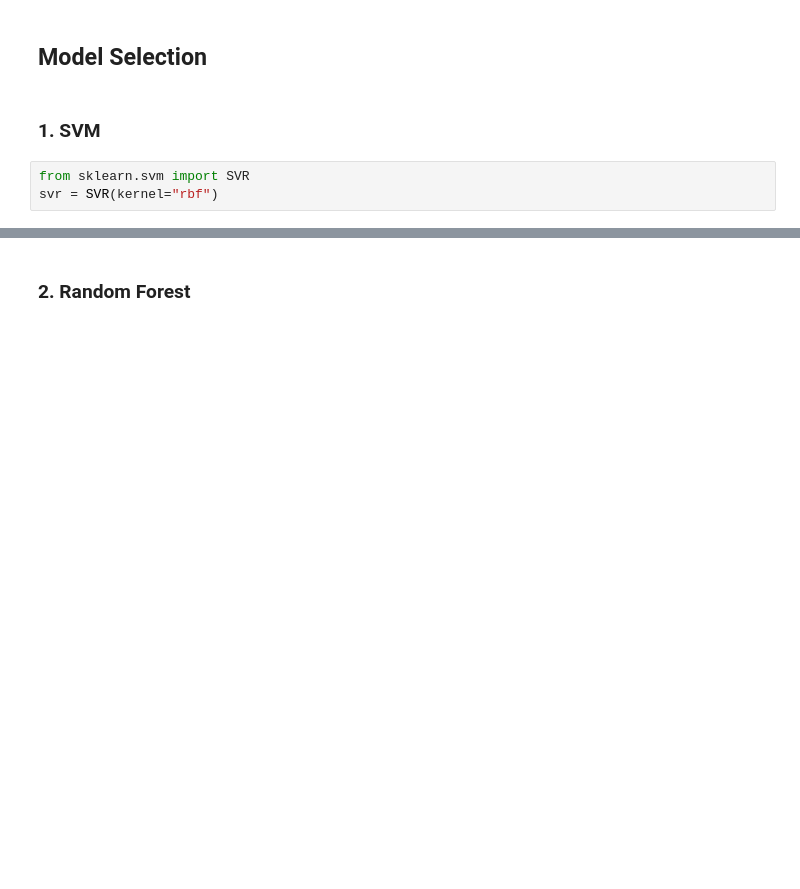
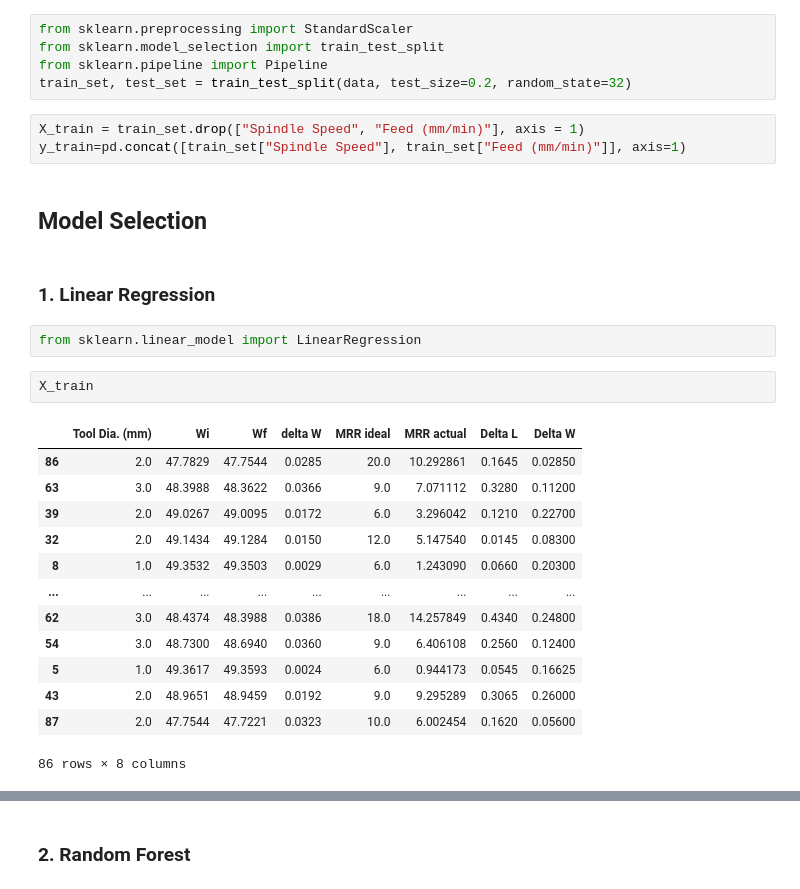
Before and after one commit to VardanMittal/Micromilling_process_optimisation, a Jupyter notebook: main.ipynb, the cells around one changed output, grey strips where cells are left out. Saved outputs shown, nothing was run; the diff lists cells and outputs as text; blank space fills up the shorter version.

```diff
--- a/main.ipynb
+++ b/main.ipynb
@@ -176,7 +155,30 @@ array([[<Axes: title={'center': 'Spindle Speed'}>,
+# %%
+from sklearn.preprocessing import StandardScaler
+from sklearn.model_selection import train_test_split
+from sklearn.pipeline import Pipeline
+train_set, test_set = train_test_split(data, test_size=0.2, random_state=32)
+# %%
+X_train = train_set.drop(["Spindle Speed", "Feed (mm/min)"], axis = 1)
+y_train=pd.concat([train_set["Spindle Speed"], train_set["Feed (mm/min)"]], axis=1)
 # %% [markdown]
 ## Model Selection
 # %% [markdown]
-### 1. SVM
+### 1. Linear Regression
-# %%
-from sklearn.svm import SVR
-svr = SVR(kernel="rbf")
+# %%
+from sklearn.linear_model import LinearRegression
+# %%
+X_train
+# %% [output]
+|  | Tool Dia. (mm) | Wi | Wf | delta W | MRR ideal | MRR actual | Delta L | Delta W |
+| 86 | 2.0 | 47.7829 | 47.7544 | 0.0285 | 20.0 | 10.292861 | 0.1645 | 0.02850 |
+| 63 | 3.0 | 48.3988 | 48.3622 | 0.0366 | 9.0 | 7.071112 | 0.3280 | 0.11200 |
+| 39 | 2.0 | 49.0267 | 49.0095 | 0.0172 | 6.0 | 3.296042 | 0.1210 | 0.22700 |
+| 32 | 2.0 | 49.1434 | 49.1284 | 0.0150 | 12.0 | 5.147540 | 0.0145 | 0.08300 |
+| 8 | 1.0 | 49.3532 | 49.3503 | 0.0029 | 6.0 | 1.243090 | 0.0660 | 0.20300 |
+| ... | ... | ... | ... | ... | ... | ... | ... | ... |
+| 62 | 3.0 | 48.4374 | 48.3988 | 0.0386 | 18.0 | 14.257849 | 0.4340 | 0.24800 |
+| 54 | 3.0 | 48.7300 | 48.6940 | 0.0360 | 9.0 | 6.406108 | 0.2560 | 0.12400 |
+| 5 | 1.0 | 49.3617 | 49.3593 | 0.0024 | 6.0 | 0.944173 | 0.0545 | 0.16625 |
+| 43 | 2.0 | 48.9651 | 48.9459 | 0.0192 | 9.0 | 9.295289 | 0.3065 | 0.26000 |
+| 87 | 2.0 | 47.7544 | 47.7221 | 0.0323 | 10.0 | 6.002454 | 0.1620 | 0.05600 |
+86 rows × 8 columns
```
Also changed, not shown: parts of 11 cells of this notebook.
